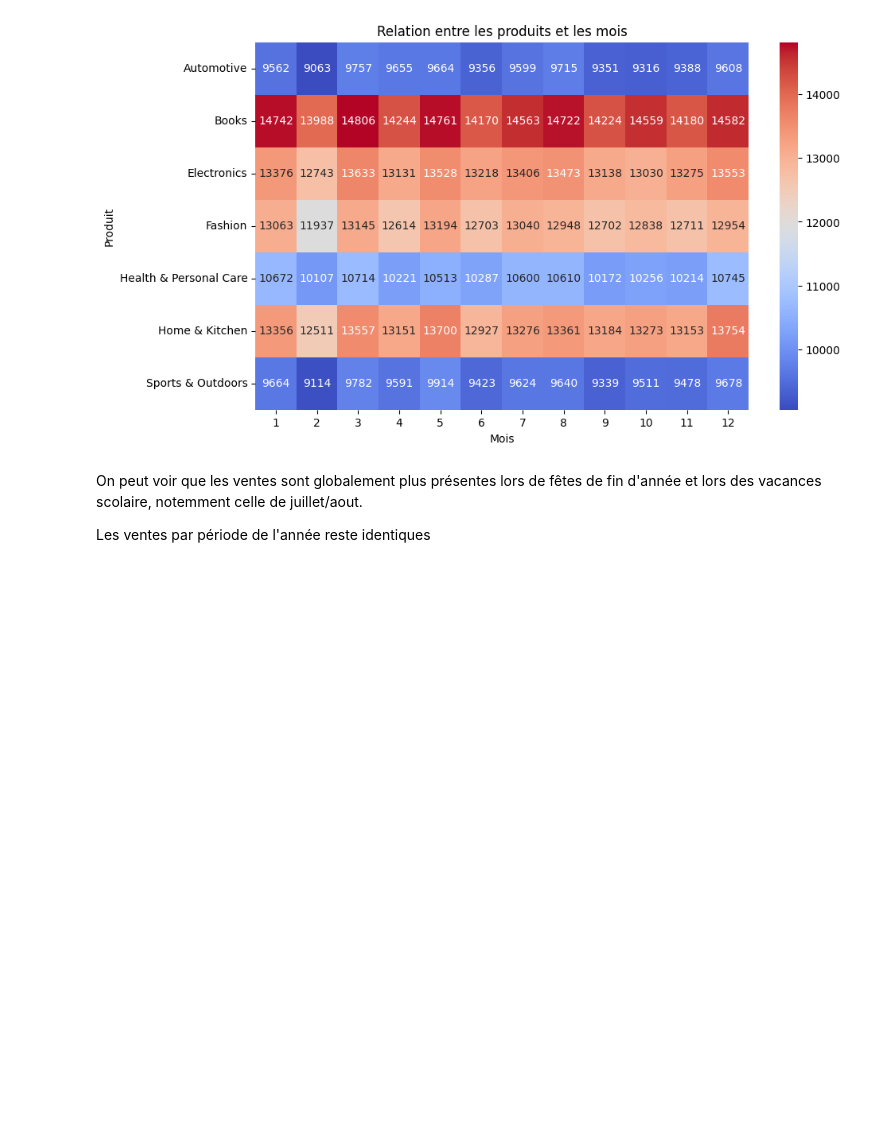
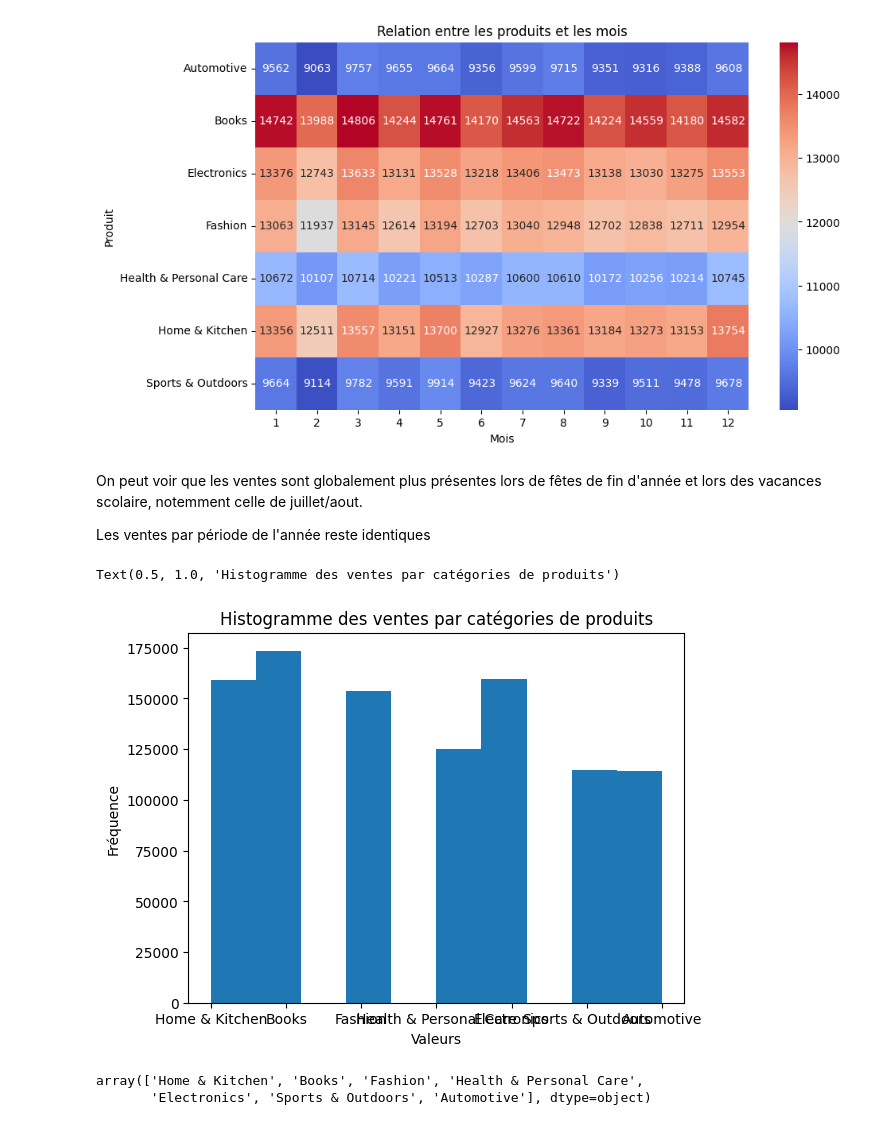
Before and after one commit to Zar-meyo/big-data-pipeline-Le-groupe, a Jupyter notebook: exploratory-data-analysis/eda.ipynb, the cells around one changed output. Cells and saved outputs as stored; diff of their text form; code cells hidden in the pictures; blank space fills up the shorter version.

Commit message:
Fin d'analyse par catégories, + fin des commentaires

```diff
--- a/exploratory-data-analysis/eda.ipynb
+++ b/exploratory-data-analysis/eda.ipynb
@@ -255,3 +255,16 @@ plt.show()
 On peut voir que les ventes sont globalement plus présentes lors de fêtes de fin d'année et lors des vacances scolaire, notemment celle de juillet/aout.
 
 Les ventes par période de l'année reste identiques
+# %%
+plt.hist(SDdf["Clean_cat"])
+plt.xlabel('Valeurs')
+plt.ylabel('Fréquence')
+plt.title('Histogramme des ventes par catégories de produits')
+# %% [output]
+Text(0.5, 1.0, 'Histogramme des ventes par catégories de produits')
+[figure, added]
+# %%
+SDdf["Clean_cat"].unique()
+# %% [output]
+array(['Home & Kitchen', 'Books', 'Fashion', 'Health & Personal Care',
+       'Electronics', 'Sports & Outdoors', 'Automotive'], dtype=object)
```
Also changed, not shown: parts of 2 cells of this notebook.
